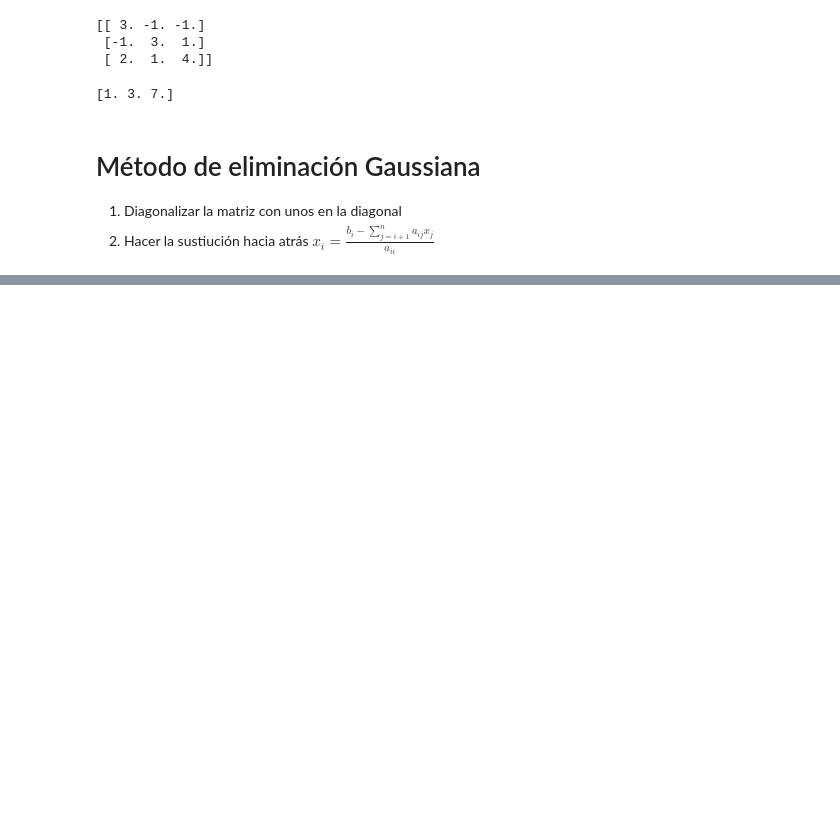
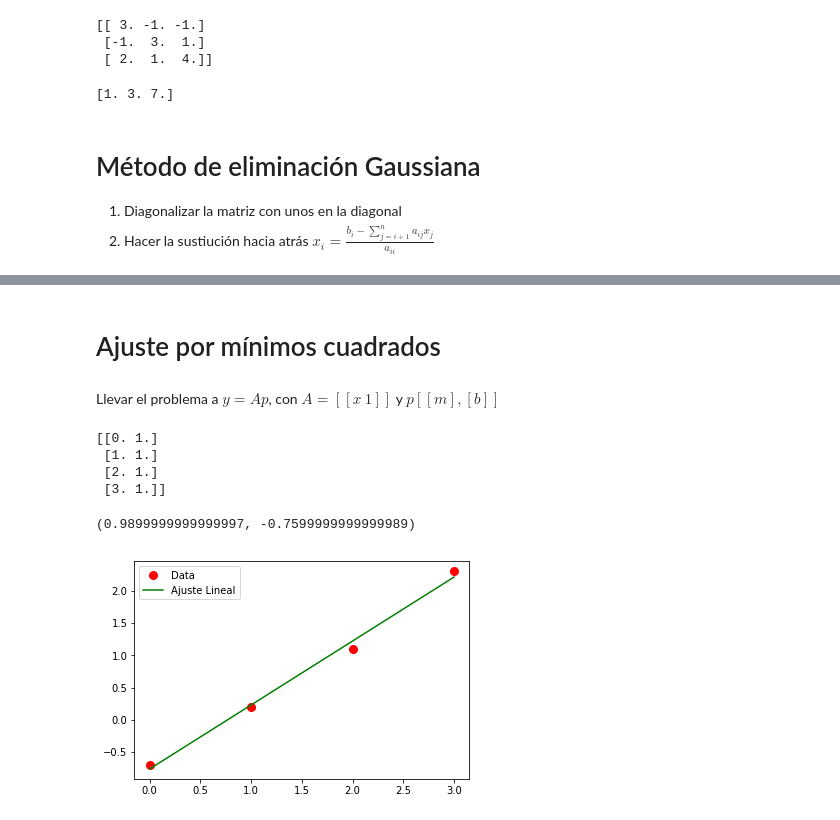
Before and after one commit to irecio/MetodoComputacionales, a Jupyter notebook: Week5/Lecture2.ipynb, the cells around one changed output, grey strips where cells are left out. Drawn from its saved outputs; the diff is of its cells as text; code cells hidden in the pictures; blank space fills up the shorter version.

```diff
--- a/Week5/Lecture2.ipynb
+++ b/Week5/Lecture2.ipynb
@@ -66,0 +84,28 @@ print(Xsol)
+# %% [markdown]
+# Ajuste por mínimos cuadrados
+# %%
+x = np.array([0,1,2,3])
+y = np.array([-0.7, 0.2,1.1,2.3])
+# %% [markdown]
+Llevar el problema a $y = Ap$, con $A = [[x \ 1]]$ y $p[[m], [b]]$
+# %%
+A = np.vstack( [x, np.ones(len(x))] ).T
+print(A)
+# %% [output]
+[[0. 1.]
+ [1. 1.]
+ [2. 1.]
+ [3. 1.]]
+# %%
+# Fitting
+m, b = np.linalg.lstsq(A,y,rcond=None)[0]
+print(m,b)
+# %% [output]
+(0.9899999999999997, -0.7599999999999989)
+# %%
+plt.plot(x,y,'ro', markersize=8, label='Data')
+plt.plot(x, m*x+b, 'g', label='Ajuste Lineal')
+plt.legend()
+plt.show()
+# %% [output]
+[figure, added]
```
Also changed, not shown: parts of 39 cells of this notebook.
